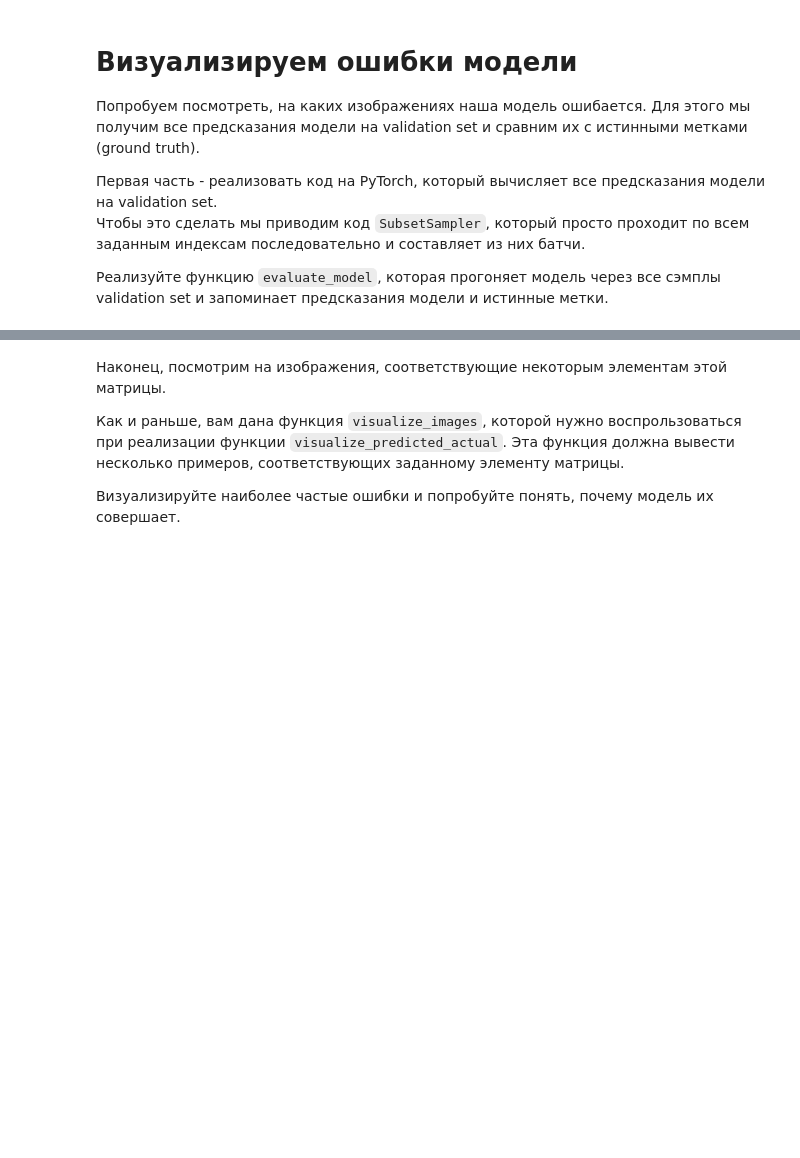
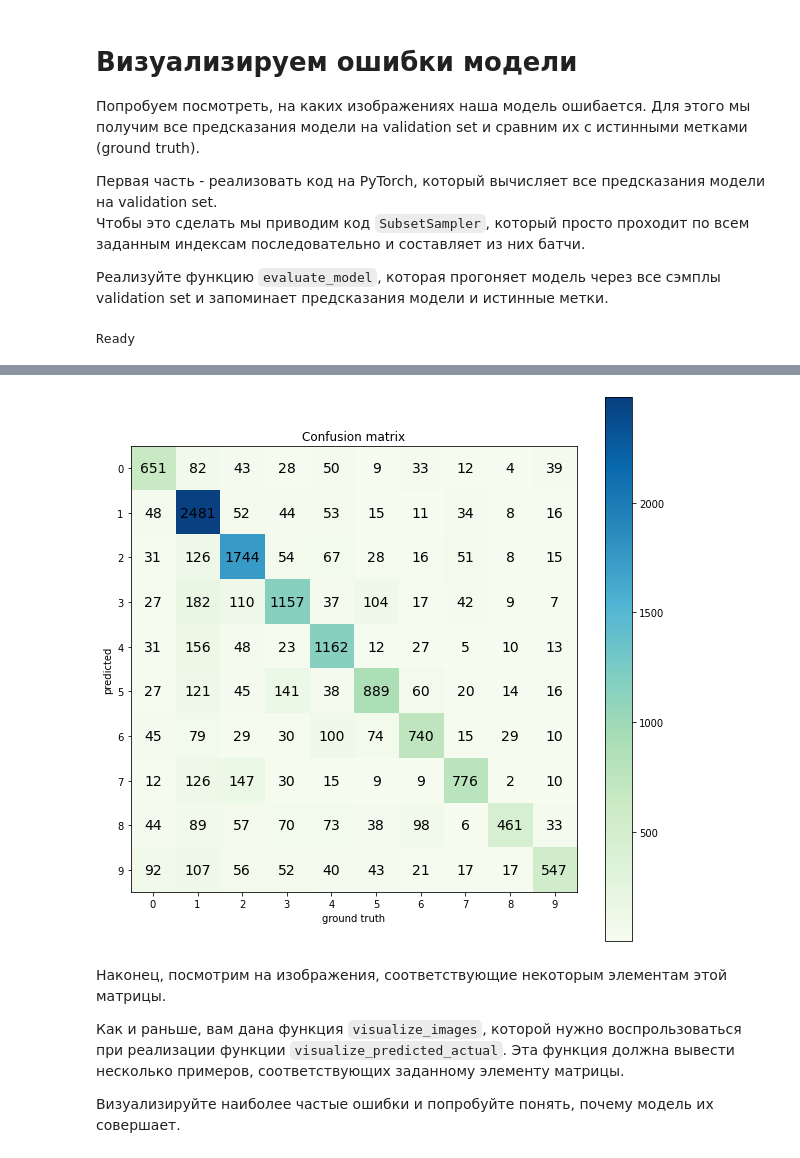
Before and after one commit to nikitaoltyan/ML-Homework, a Jupyter notebook: Assignment3/PyTorch.ipynb, the cells around one changed output, grey strips where cells are left out. Drawn from its saved outputs; the diff is of its cells as text; code cells hidden in the pictures; blank space fills up the shorter version.

```diff
--- a/Assignment3/PyTorch.ipynb
+++ b/Assignment3/PyTorch.ipynb
@@ -224,6 +239,14 @@ loss_history, train_history, val_history = train_model(nn_model, train_loader, v
 # Hint: check out torch.nn.BatchNorm1d
 
 nn_model = nn.Sequential(
+            Flattener(),
+            nn.Linear(3*32*32, 100),
+            nn.ReLU(inplace=True),
+            nn.BatchNorm1d(100),
+            nn.Linear(100, 100),
+            nn.ReLU(inplace=True),
+            nn.BatchNorm1d(100),
+            nn.Linear(100, 10),
          )
 
 optimizer = optim.SGD(nn_model.parameters(), lr=1e-3, weight_decay=1e-1)
@@ -251,8 +285,8 @@ loss_history, train_history, val_history = train_model()
 Реализуйте функцию `evaluate_model`, которая прогоняет модель через все сэмплы validation set и запоминает предсказания модели и истинные метки.
 # %%
 class SubsetSampler(Sampler):
-    r"""Samples elements with given indices sequentially
-
+    """
+    Samples elements with given indices sequentially
     Arguments:
         indices (ndarray): indices of the samples to take
     """
@@ -263,7 +297,7 @@ class SubsetSampler(Sampler):
     def __iter__(self):
         return (self.indices[i] for i in range(len(self.indices)))
 
-    def __len__(self): ,
+    def __len__(self):
         return len(self.indices)
 
 
@@ -280,17 +314,30 @@ def evaluate_model(model, dataset, indices):
     # TODO: Evaluate model on the list of indices and capture predictions
     # and ground truth labels
     # Hint: SubsetSampler above could be useful!
+    sampler = SubsetSampler(indices)
+    loader = torch.utils.data.DataLoader(dataset, batch_size=64, sampler=sampler)
+    predictions = []
+    ground_truth = []
 
-    raise Exception("Not implemented")
+    for (x, y) in loader:
+        prediction = model(x)
+        predictions.extend(torch.argmax(prediction, 1).numpy())
+        ground_truth.extend(y.numpy())
+
+    predictions = np.array(predictions)
+    ground_truth = np.array(ground_truth)
 
     return predictions, ground_truth
 
 # Evaluate model on validation
-predictions, gt = evaluate_model(nn_model, data_train, val_indices)
+predictions, ground_truth = evaluate_model(nn_model, data_train, val_indices)
 assert len(predictions) == len(val_indices)
-assert len(gt) == len(val_indices)
-assert gt[100] == data_train[val_indices[100]][1]
-assert np.any(np.not_equal(gt, predictions))
+assert len(ground_truth) == len(val_indices)
+assert ground_truth[100] == data_train[val_indices[100]][1]
+assert np.any(np.not_equal(ground_truth, predictions))
+print("Ready")
+# %% [output]
+Ready
 # %% [markdown]
 ## Confusion matrix
 Первая часть визуализации - вывести confusion matrix (https://en.wikipedia.org/wiki/Confusion_matrix ).
@@ -318,35 +365,38 @@ def visualize_confusion_matrix(confusion_matrix):
     assert confusion_matrix.shape[0] == confusion_matrix.shape[1]
     size = confusion_matrix.shape[0]
     fig = plt.figure(figsize=(10,10))
     plt.title("Confusion matrix")
     plt.ylabel("predicted")
     plt.xlabel("ground truth")
     res = plt.imshow(confusion_matrix, cmap='GnBu', interpolation='nearest')
     cb = fig.colorbar(res)
     plt.xticks(np.arange(size))
     plt.yticks(np.arange(size))
     for i, row in enumerate(confusion_matrix):
         for j, count in enumerate(row):
             plt.text(j, i, count, fontsize=14, horizontalalignment='center', verticalalignment='center')
 
 def build_confusion_matrix(predictions, ground_truth):
     """
     Builds confusion matrix from predictions and ground truth
 
     predictions: np array of ints, model predictions for all validation samples
     ground_truth: np array of ints, ground truth for all validation samples
 
     Returns:
     np array of ints, (10,10), counts of samples for predicted/ground_truth classes
     """
 
     confusion_matrix = np.zeros((10,10), np.int)
 
+    np.add.at(confusion_matrix, [ground_truth, predictions], 1)
     # TODO: Implement filling the prediction matrix
-    return np.array([[40, 2, 3], [10, 50,0], [0, 2, 80]])
+    return confusion_matrix
 
-confusion_matrix = build_confusion_matrix(predictions, gt)
+confusion_matrix = build_confusion_matrix(predictions, ground_truth)
 visualize_confusion_matrix(confusion_matrix)
+# %% [output]
+[figure, added]
 # %% [markdown]
 Наконец, посмотрим на изображения, соответствующие некоторым элементам этой матрицы.
 
```
Also changed, not shown: parts of 12 cells of this notebook.
